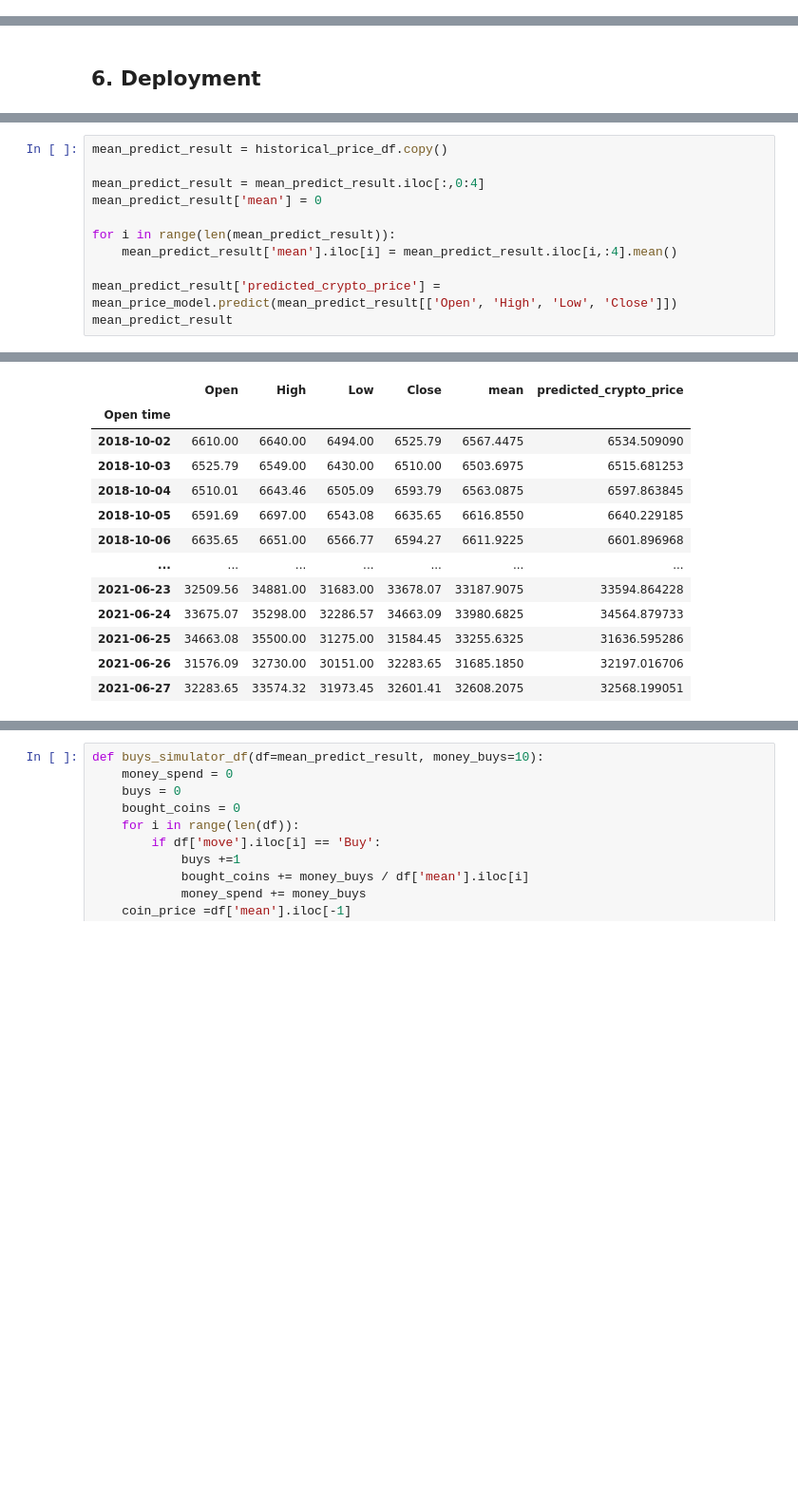
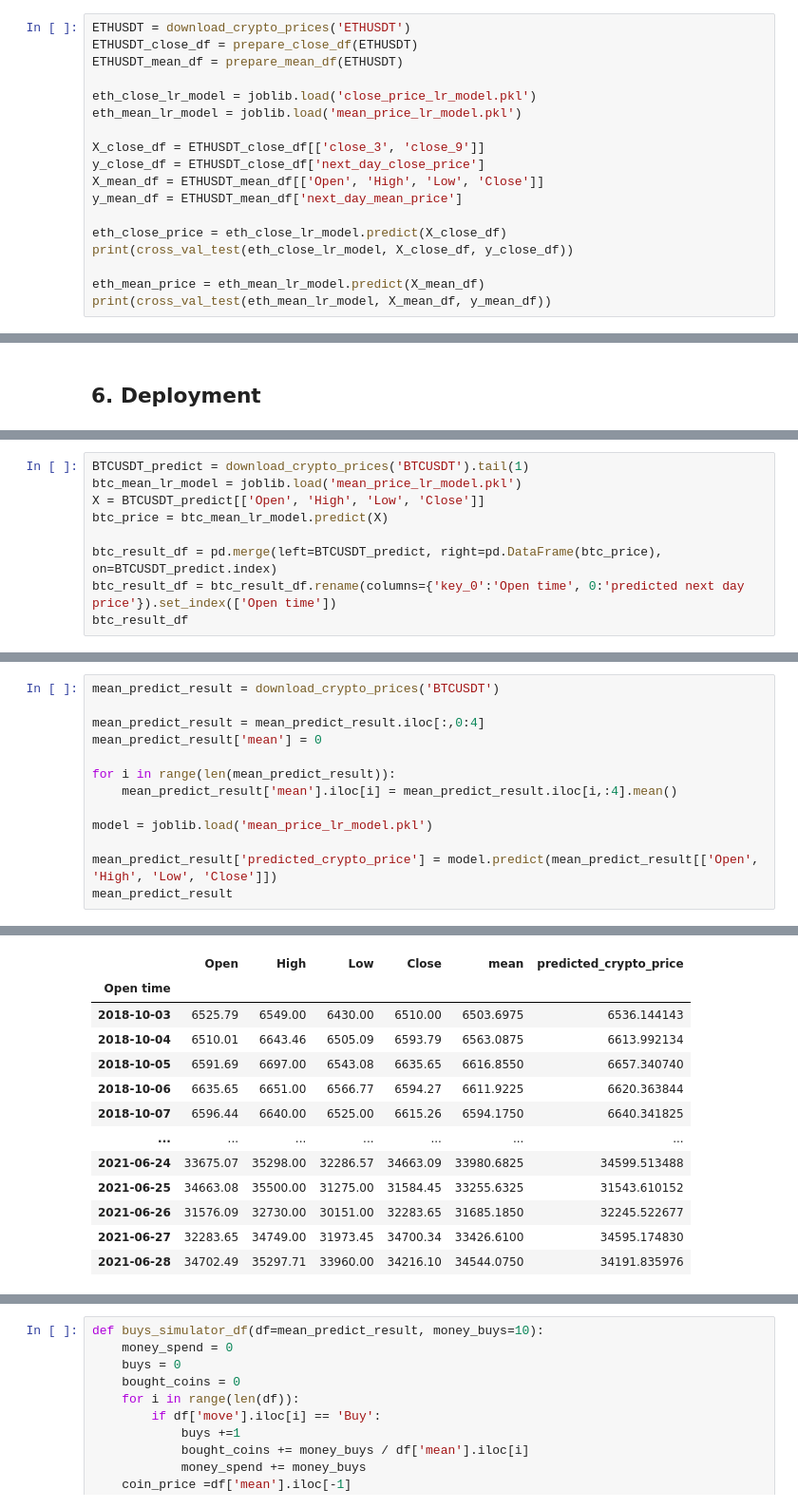
Before and after one commit to Adam-Palacz/crypto_ml, a Jupyter notebook: crypto_ml.ipynb, the cells around one changed output, grey strips where cells are left out. Shown at 95% size. Saved outputs shown, nothing was run; the diff lists cells and outputs as text; blank space fills up the shorter version.

Commit message:
model rework

```diff
--- a/crypto_ml.ipynb
+++ b/crypto_ml.ipynb
@@ -508,0 +521,18 @@ Due to possible large price changes in a given interval, we adopt a model predic
+# %%
+ETHUSDT = download_crypto_prices('ETHUSDT')
+ETHUSDT_close_df = prepare_close_df(ETHUSDT)
+ETHUSDT_mean_df = prepare_mean_df(ETHUSDT)
+
+eth_close_lr_model = joblib.load('close_price_lr_model.pkl')
+eth_mean_lr_model = joblib.load('mean_price_lr_model.pkl')
+
+X_close_df = ETHUSDT_close_df[['close_3', 'close_9']]
+y_close_df = ETHUSDT_close_df['next_day_close_price']
+X_mean_df = ETHUSDT_mean_df[['Open', 'High', 'Low', 'Close']]
+y_mean_df = ETHUSDT_mean_df['next_day_mean_price']
+
+eth_close_price = eth_close_lr_model.predict(X_close_df)
+print(cross_val_test(eth_close_lr_model, X_close_df, y_close_df))
+
+eth_mean_price = eth_mean_lr_model.predict(X_mean_df)
+print(cross_val_test(eth_mean_lr_model, X_mean_df, y_mean_df))
@@ -510,0 +577,9 @@ Due to possible large price changes in a given interval, we adopt a model predic
+# %%
+BTCUSDT_predict = download_crypto_prices('BTCUSDT').tail(1)
+btc_mean_lr_model = joblib.load('mean_price_lr_model.pkl')
+X = BTCUSDT_predict[['Open', 'High', 'Low', 'Close']]
+btc_price = btc_mean_lr_model.predict(X)
+
+btc_result_df = pd.merge(left=BTCUSDT_predict, right=pd.DataFrame(btc_price), on=BTCUSDT_predict.index)
+btc_result_df = btc_result_df.rename(columns={'key_0':'Open time', 0:'predicted next day price'}).set_index(['Open time'])
+btc_result_df
@@ -511,32 +592,34 @@ Due to possible large price changes in a given interval, we adopt a model predic
 # %%
-mean_predict_result = historical_price_df.copy()
+mean_predict_result = download_crypto_prices('BTCUSDT')
 
 mean_predict_result = mean_predict_result.iloc[:,0:4]
 mean_predict_result['mean'] = 0
 
 for i in range(len(mean_predict_result)):
     mean_predict_result['mean'].iloc[i] = mean_predict_result.iloc[i,:4].mean()
 
-mean_predict_result['predicted_crypto_price'] = mean_price_model.predict(mean_predict_result[['Open', 'High', 'Low', 'Close']])
+model = joblib.load('mean_price_lr_model.pkl')
+
+mean_predict_result['predicted_crypto_price'] = model.predict(mean_predict_result[['Open', 'High', 'Low', 'Close']])
 mean_predict_result
 # %% [output]
 A value is trying to be set on a copy of a slice from a DataFrame
 
 See the caveats in the documentation: https://pandas.pydata.org/pandas-docs/stable/user_guide/indexing.html#returning-a-view-versus-a-copy
   iloc._setitem_with_indexer(indexer, value)
 |  | Open | High | Low | Close | mean | predicted_crypto_price |
 | Open time |  |  |  |  |  |  |
-| 2018-10-02 | 6610.00 | 6640.00 | 6494.00 | 6525.79 | 6567.4475 | 6534.509090 |
-| 2018-10-03 | 6525.79 | 6549.00 | 6430.00 | 6510.00 | 6503.6975 | 6515.681253 |
-| 2018-10-04 | 6510.01 | 6643.46 | 6505.09 | 6593.79 | 6563.0875 | 6597.863845 |
-| 2018-10-05 | 6591.69 | 6697.00 | 6543.08 | 6635.65 | 6616.8550 | 6640.229185 |
-| 2018-10-06 | 6635.65 | 6651.00 | 6566.77 | 6594.27 | 6611.9225 | 6601.896968 |
+| 2018-10-03 | 6525.79 | 6549.00 | 6430.00 | 6510.00 | 6503.6975 | 6536.144143 |
+| 2018-10-04 | 6510.01 | 6643.46 | 6505.09 | 6593.79 | 6563.0875 | 6613.992134 |
+| 2018-10-05 | 6591.69 | 6697.00 | 6543.08 | 6635.65 | 6616.8550 | 6657.340740 |
+| 2018-10-06 | 6635.65 | 6651.00 | 6566.77 | 6594.27 | 6611.9225 | 6620.363844 |
+| 2018-10-07 | 6596.44 | 6640.00 | 6525.00 | 6615.26 | 6594.1750 | 6640.341825 |
 | ... | ... | ... | ... | ... | ... | ... |
-| 2021-06-23 | 32509.56 | 34881.00 | 31683.00 | 33678.07 | 33187.9075 | 33594.864228 |
-| 2021-06-24 | 33675.07 | 35298.00 | 32286.57 | 34663.09 | 33980.6825 | 34564.879733 |
-| 2021-06-25 | 34663.08 | 35500.00 | 31275.00 | 31584.45 | 33255.6325 | 31636.595286 |
-| 2021-06-26 | 31576.09 | 32730.00 | 30151.00 | 32283.65 | 31685.1850 | 32197.016706 |
-| 2021-06-27 | 32283.65 | 33574.32 | 31973.45 | 32601.41 | 32608.2075 | 32568.199051 |
+| 2021-06-24 | 33675.07 | 35298.00 | 32286.57 | 34663.09 | 33980.6825 | 34599.513488 |
+| 2021-06-25 | 34663.08 | 35500.00 | 31275.00 | 31584.45 | 33255.6325 | 31543.610152 |
+| 2021-06-26 | 31576.09 | 32730.00 | 30151.00 | 32283.65 | 31685.1850 | 32245.522677 |
+| 2021-06-27 | 32283.65 | 34749.00 | 31973.45 | 34700.34 | 33426.6100 | 34595.174830 |
+| 2021-06-28 | 34702.49 | 35297.71 | 33960.00 | 34216.10 | 34544.0750 | 34191.835976 |
 1000 rows × 6 columns
 # %%
 mean_predict_result['move'] = np.where(
```
Also changed, not shown: parts of 26 cells of this notebook.
